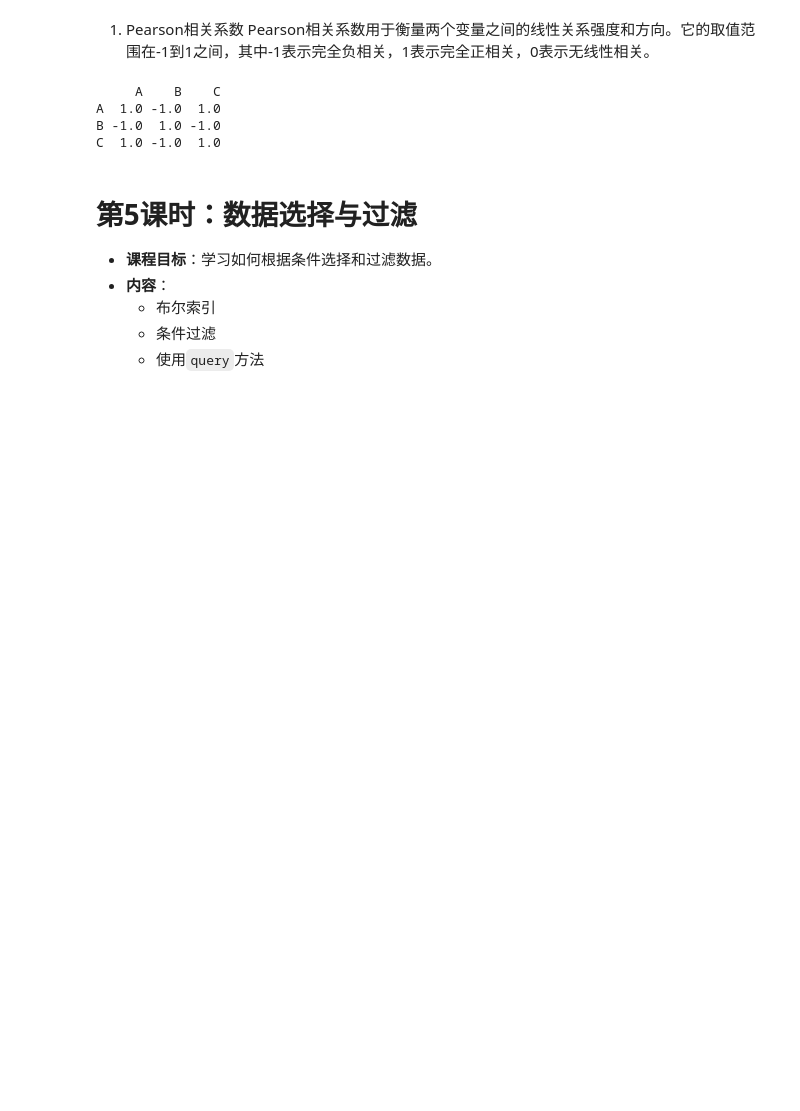
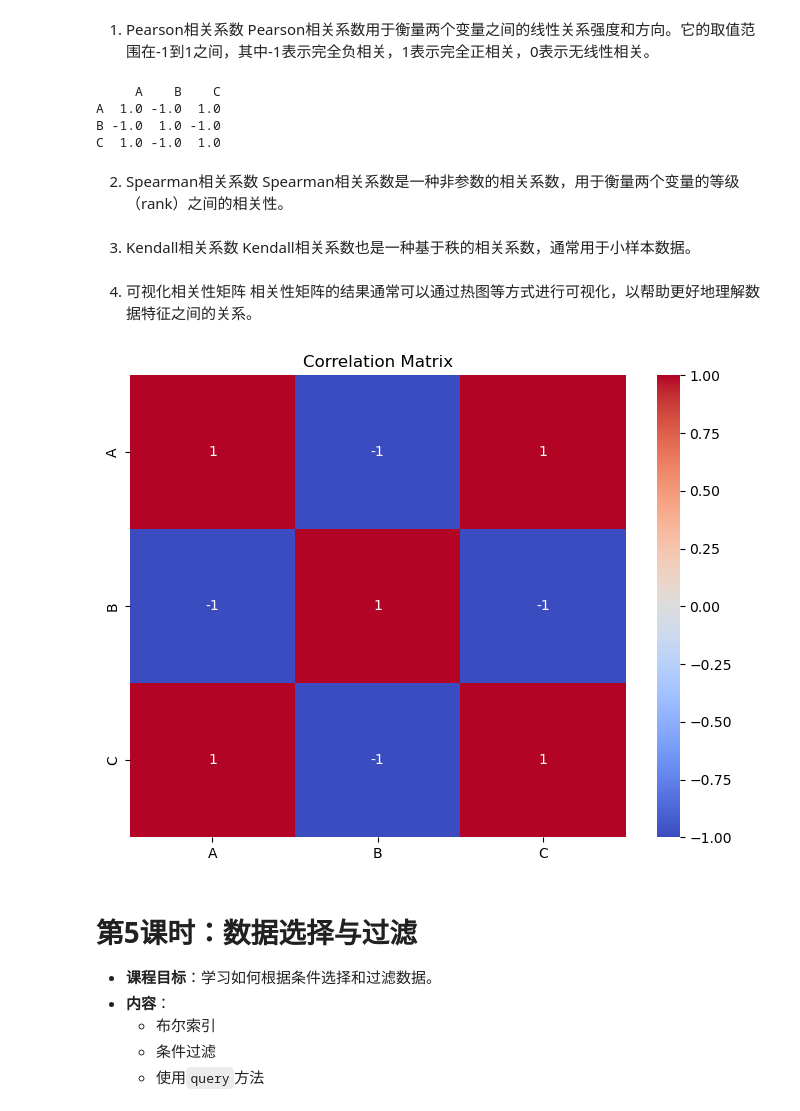
Before and after one commit to lvhongbo/python-learn, a Jupyter notebook: Pandas介绍与基础.ipynb, the cells around one changed output. Drawn from its saved outputs; the diff is of its cells as text; code cells hidden in the pictures; blank space fills up the shorter version.

```diff
--- a/Pandas介绍与基础.ipynb
+++ b/Pandas介绍与基础.ipynb
@@ -892,3 +892,6 @@ print(correlation_matrix)
 A  1.0 -1.0  1.0
 B -1.0  1.0 -1.0
 C  1.0 -1.0  1.0
+# %% [markdown]
+2. Spearman相关系数
+Spearman相关系数是一种非参数的相关系数，用于衡量两个变量的等级（rank）之间的相关性。
@@ -894,0 +902,3 @@ C  1.0 -1.0  1.0
+# %% [markdown]
+3. Kendall相关系数
+Kendall相关系数也是一种基于秩的相关系数，通常用于小样本数据。
@@ -895,3 +909,17 @@ C  1.0 -1.0  1.0
+# %% [markdown]
+4. 可视化相关性矩阵
+相关性矩阵的结果通常可以通过热图等方式进行可视化，以帮助更好地理解数据特征之间的关系。
+# %%
+import seaborn as sns
+import matplotlib.pyplot as plt
+
+# 使用Seaborn创建相关性矩阵的热图
+plt.figure(figsize=(8, 6))
+sns.heatmap(correlation_matrix, annot=True, cmap='coolwarm')
+plt.title('Correlation Matrix')
+plt.show()
+# %% [output]
+[figure, added]
 # %% [markdown]
 # 第5课时：数据选择与过滤
 - **课程目标**：学习如何根据条件选择和过滤数据。
```
Also changed, not shown: parts of 2 cells of this notebook.
